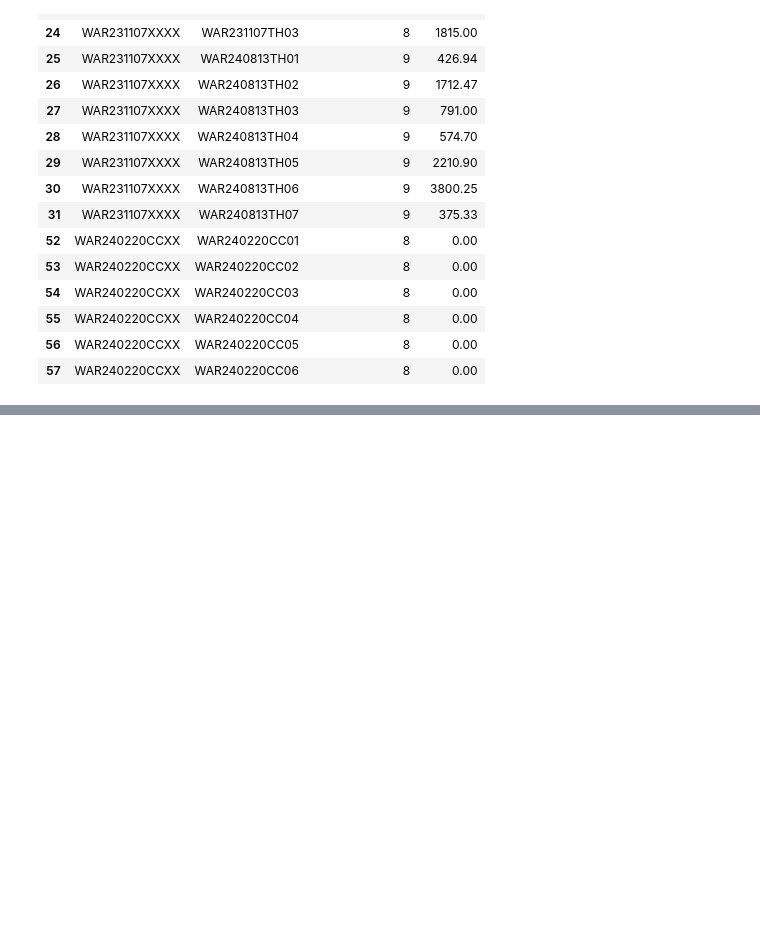
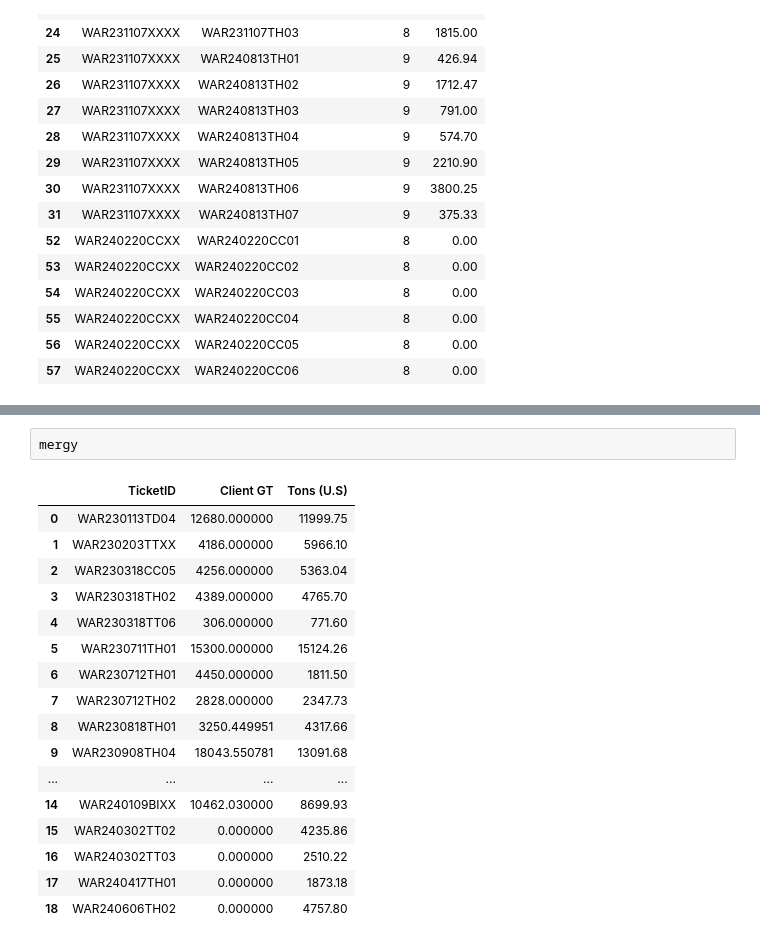
Before and after one commit to BilyBrown/sqlite3-tutorial, a Jupyter notebook: create_war_tables.ipynb, the cells around one changed output, grey strips where cells are left out. Saved outputs shown, nothing was run; the diff lists cells and outputs as text; blank space fills up the shorter version.

```diff
--- a/create_war_tables.ipynb
+++ b/create_war_tables.ipynb
@@ -886,0 +876,20 @@ rp8_compiled_
+# %%
+mergy
+# %% [output]
+|  | TicketID | Client GT | Tons (U.S) |
+| 0 | WAR230113TD04 | 12680.000000 | 11999.75 |
+| 1 | WAR230203TTXX | 4186.000000 | 5966.10 |
+| 2 | WAR230318CC05 | 4256.000000 | 5363.04 |
+| 3 | WAR230318TH02 | 4389.000000 | 4765.70 |
+| 4 | WAR230318TT06 | 306.000000 | 771.60 |
+| 5 | WAR230711TH01 | 15300.000000 | 15124.26 |
+| 6 | WAR230712TH01 | 4450.000000 | 1811.50 |
+| 7 | WAR230712TH02 | 2828.000000 | 2347.73 |
+| 8 | WAR230818TH01 | 3250.449951 | 4317.66 |
+| 9 | WAR230908TH04 | 18043.550781 | 13091.68 |
+| ... | ... | ... | ... |
+| 14 | WAR240109BIXX | 10462.030000 | 8699.93 |
+| 15 | WAR240302TT02 | 0.000000 | 4235.86 |
+| 16 | WAR240302TT03 | 0.000000 | 2510.22 |
+| 17 | WAR240417TH01 | 0.000000 | 1873.18 |
+| 18 | WAR240606TH02 | 0.000000 | 4757.80 |
```
Also changed, not shown: parts of 4 cells of this notebook.
